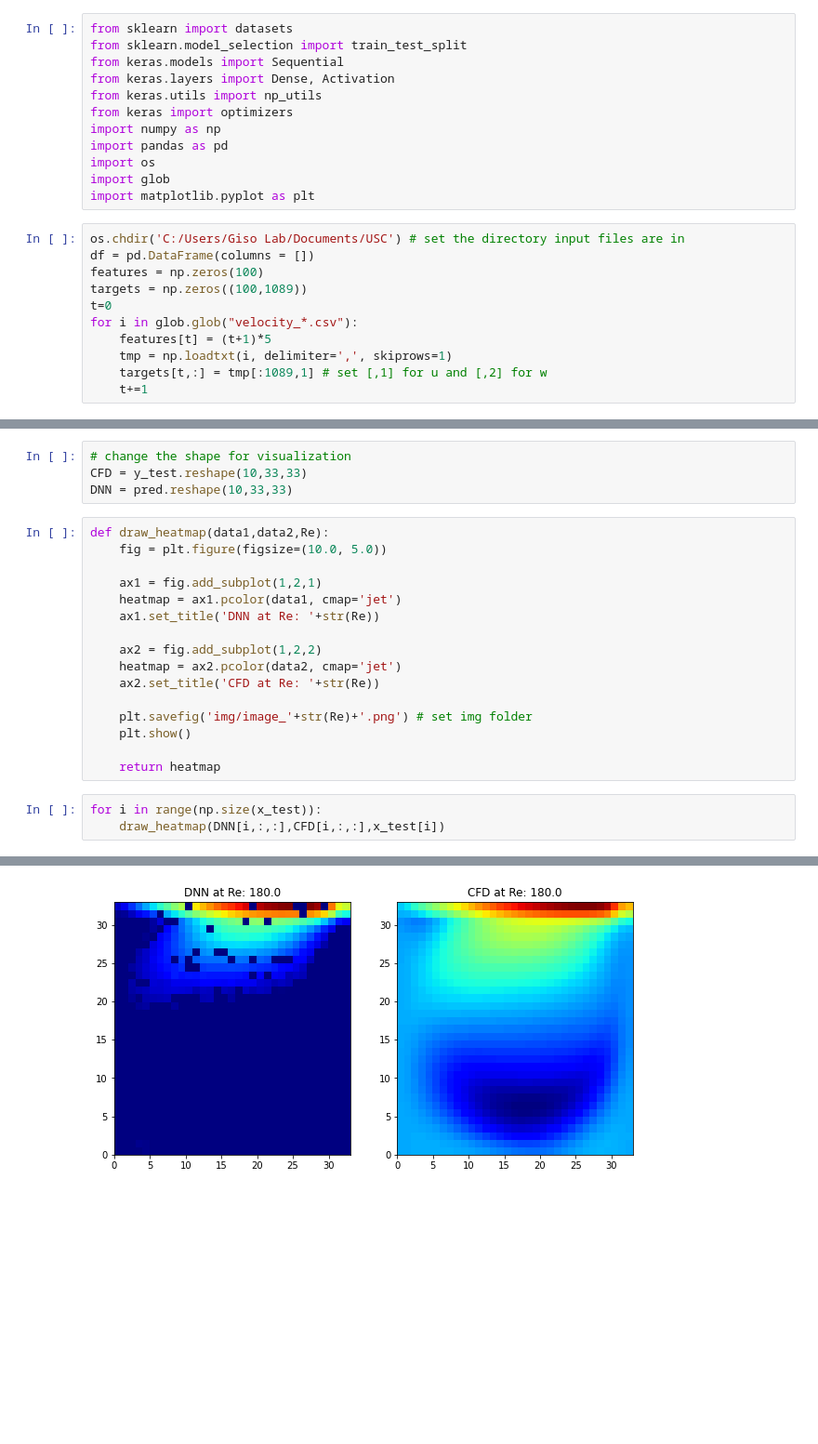
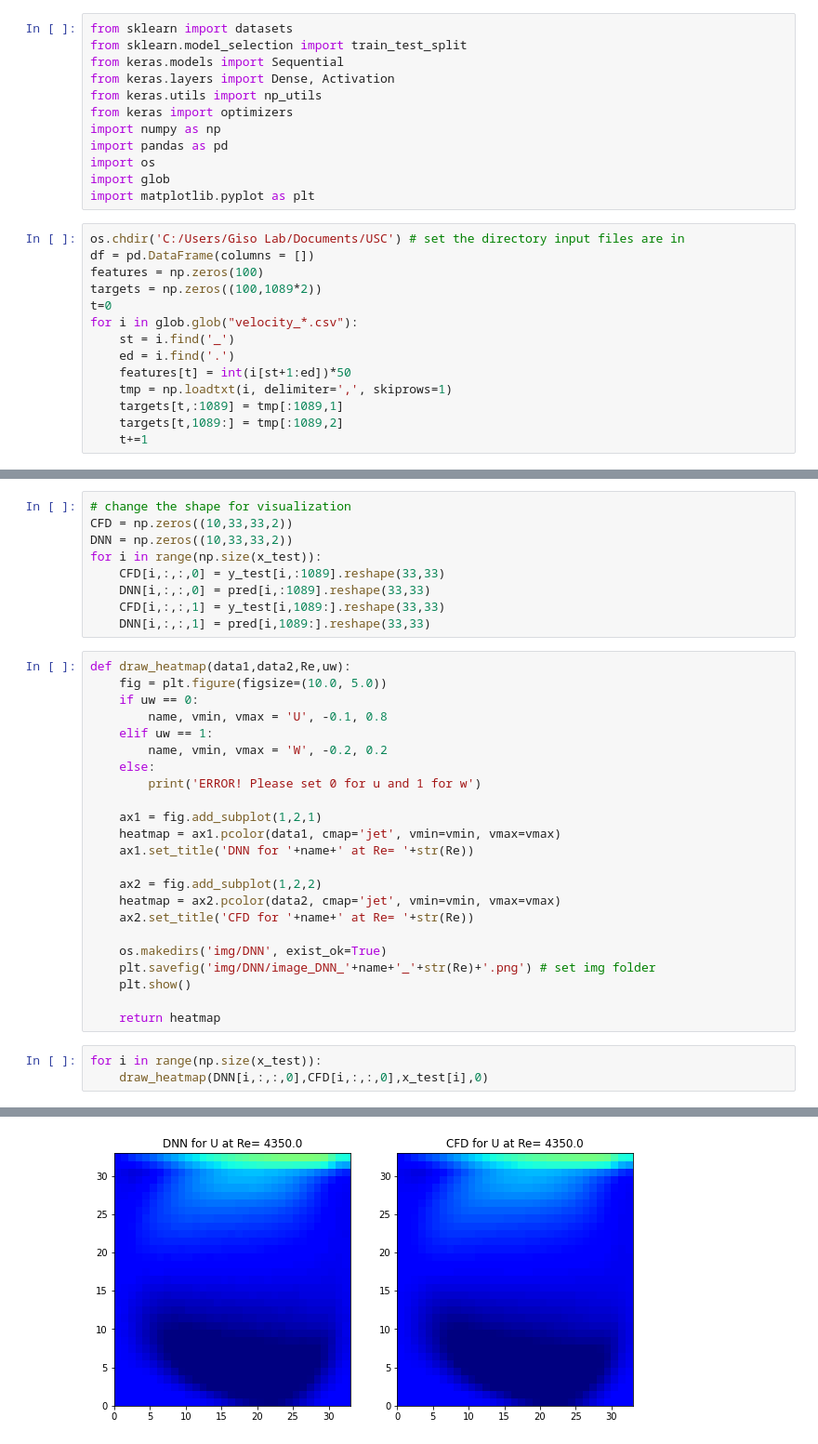
Before and after one commit to tnakash/usc_groupwork, a Jupyter notebook: USC_group4.ipynb, the cells around one changed output, grey strips where cells are left out. Shown: that part at 93% size. Drawn from its saved outputs; the diff is of its cells as text; blank space fills up the shorter version.

```diff
--- a/USC_group4.ipynb
+++ b/USC_group4.ipynb
@@ -14,12 +14,15 @@ import matplotlib.pyplot as plt
 os.chdir('C:/Users/Giso Lab/Documents/USC') # set the directory input files are in
 df = pd.DataFrame(columns = [])
 features = np.zeros(100)
-targets = np.zeros((100,1089))
+targets = np.zeros((100,1089*2))
 t=0
 for i in glob.glob("velocity_*.csv"):
-    features[t] = (t+1)*5
+    st = i.find('_')
+    ed = i.find('.')
+    features[t] = int(i[st+1:ed])*50
     tmp = np.loadtxt(i, delimiter=',', skiprows=1)
-    targets[t,:] = tmp[:1089,1] # set [,1] for u and [,2] for w
+    targets[t,:1089] = tmp[:1089,1]
+    targets[t,1089:] = tmp[:1089,2]
     t+=1
 # %%
 # check data
@@ -119,24 +117,36 @@ Epoch 6/50
 # %%
 # change the shape for visualization
-CFD = y_test.reshape(10,33,33)
-DNN = pred.reshape(10,33,33)
+CFD = np.zeros((10,33,33,2))
+DNN = np.zeros((10,33,33,2))
+for i in range(np.size(x_test)):
+    CFD[i,:,:,0] = y_test[i,:1089].reshape(33,33)
+    DNN[i,:,:,0] = pred[i,:1089].reshape(33,33)
+    CFD[i,:,:,1] = y_test[i,1089:].reshape(33,33)
+    DNN[i,:,:,1] = pred[i,1089:].reshape(33,33)
 # %%
-def draw_heatmap(data1,data2,Re):
+def draw_heatmap(data1,data2,Re,uw):
     fig = plt.figure(figsize=(10.0, 5.0))
+    if uw == 0:
+        name, vmin, vmax = 'U', -0.1, 0.8
+    elif uw == 1:
+        name, vmin, vmax = 'W', -0.2, 0.2
+    else:
+        print('ERROR! Please set 0 for u and 1 for w')
 
     ax1 = fig.add_subplot(1,2,1)
-    heatmap = ax1.pcolor(data1, cmap='jet')
-    ax1.set_title('DNN at Re: '+str(Re))
+    heatmap = ax1.pcolor(data1, cmap='jet', vmin=vmin, vmax=vmax)
+    ax1.set_title('DNN for '+name+' at Re= '+str(Re))
 
     ax2 = fig.add_subplot(1,2,2)
-    heatmap = ax2.pcolor(data2, cmap='jet')
-    ax2.set_title('CFD at Re: '+str(Re))
+    heatmap = ax2.pcolor(data2, cmap='jet', vmin=vmin, vmax=vmax)
+    ax2.set_title('CFD for '+name+' at Re= '+str(Re))
 
-    plt.savefig('img/image_'+str(Re)+'.png') # set img folder
+    os.makedirs('img/DNN', exist_ok=True)
+    plt.savefig('img/DNN/image_DNN_'+name+'_'+str(Re)+'.png') # set img folder
     plt.show()
 
     return heatmap
 # %%
 for i in range(np.size(x_test)):
-    draw_heatmap(DNN[i,:,:],CFD[i,:,:],x_test[i])
+    draw_heatmap(DNN[i,:,:,0],CFD[i,:,:,0],x_test[i],0)
 # %% [output]
@@ -152 +162 @@ for i in range(np.size(x_test)):
-[figure, old version]
+[figure, new version]
```
Also changed, not shown: parts of 3 cells of this notebook, 1 other file.
